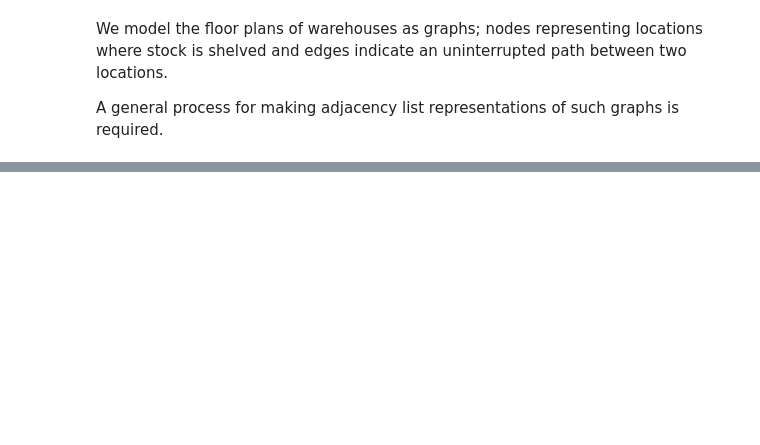
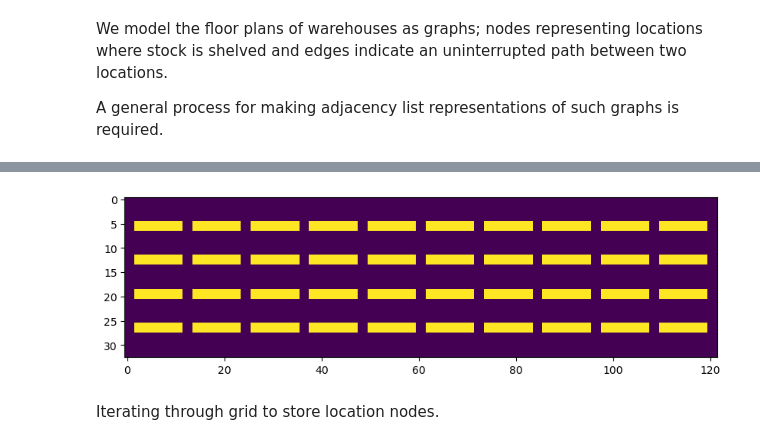
Before and after one commit to JoshMance/simulating-warehouses-operations, a Jupyter notebook: small-model.ipynb, the cells around one changed output, grey strips where cells are left out. Drawn from its saved outputs; the diff is of its cells as text; code cells hidden in the pictures; blank space fills up the shorter version.

```diff
--- a/small-model.ipynb
+++ b/small-model.ipynb
@@ -59,0 +32,21 @@ NetworkXError: Node '[1 1]' has no position.
+# %%
+SHELF_SIZE = np.array([2, 10])
+GAP_SIZE = np.array([5, 2])
+NUM_SHELVES = np.array([4, 10])
+
+GRID_SIZE = NUM_SHELVES*(GAP_SIZE + SHELF_SIZE) + GAP_SIZE
+
+grid = np.zeros(GRID_SIZE)
+
+for index, value in np.ndenumerate(grid):
+    if np.all(((index) % (GAP_SIZE + SHELF_SIZE) >= GAP_SIZE)):
+        grid[index] = 1
+
+
+plt.figure(figsize = (10, 10))
+plt.imshow(grid)
+plt.show()
+# %% [output]
+[figure, added]
+# %% [markdown]
+Iterating through grid to store location nodes.
```
Also changed, not shown: parts of 4 cells of this notebook.
